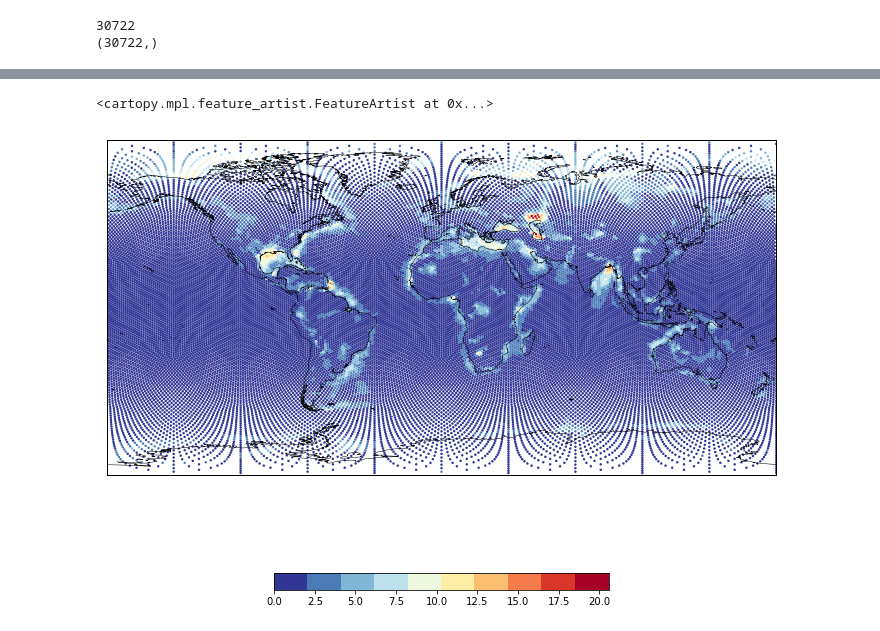
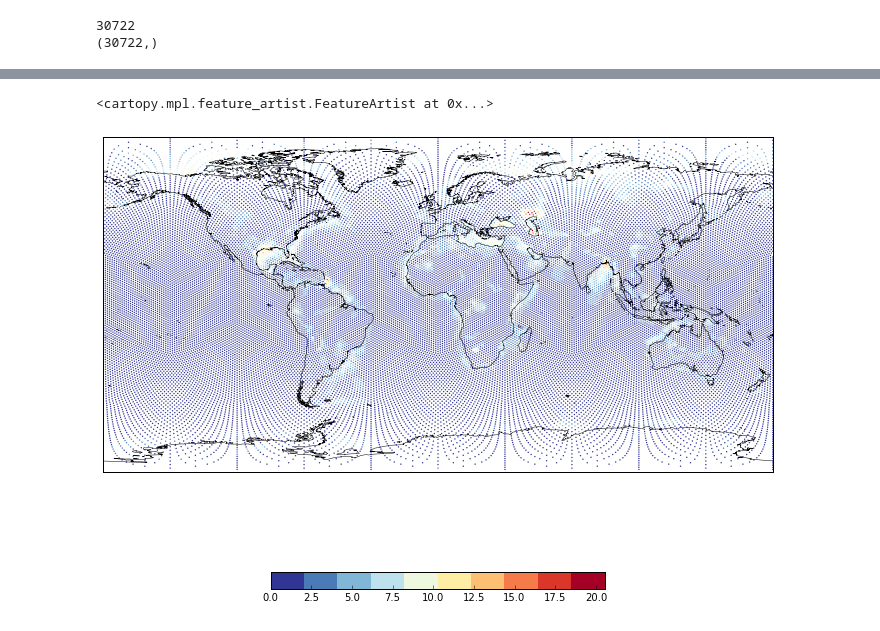
Before and after one commit to underworldcode/stripy, a Jupyter notebook: pycrust-src/pycrust/Notebooks/pycrust/WorkEx1-CratonAverageProperties.ipynb, the cells around one changed output, grey strips where cells are left out. Cells and saved outputs as stored; diff of their text form; code cells hidden in the pictures.

```diff
--- a/pycrust-src/pycrust/Notebooks/pycrust/WorkEx1-CratonAverageProperties.ipynb
+++ b/pycrust-src/pycrust/Notebooks/pycrust/WorkEx1-CratonAverageProperties.ipynb
@@ -121,33 +121,33 @@ Crust thickness - 0.6227951623768959, 80.14387148457598
 ## Is that sensible ?
 
 %matplotlib inline
 
 import cartopy
 import cartopy.crs as ccrs
 import matplotlib.pyplot as plt
 
 global_extent     = [-180.0, 180.0, -89, 89]
 
 projection0 = ccrs.PlateCarree()
 projection1 = ccrs.Orthographic(central_longitude=140.0, central_latitude=0.0, globe=None)
 projection2 = ccrs.Mollweide()
 projection3 = ccrs.Robinson()
 base_projection = ccrs.PlateCarree()
 
 fig = plt.figure(figsize=(12, 12), facecolor="none")
 ax  = plt.subplot(111, projection=projection0)
 ax.set_global()
 
 colormap = plt.cm.get_cmap('RdYlBu_r', 10)
 
 m = ax.scatter(longitudes_in_degrees, latitudes_in_degrees, c=sthickness, cmap=colormap,
-               s=2.0, transform=ccrs.Geodetic())
+               s=2.0, linewidth=0.0, transform=ccrs.Geodetic())
 
 plt.colorbar(mappable=m, orientation="horizontal", shrink=0.5)
 
 #ax.add_feature(cartopy.feature.OCEAN, alpha=0.5, zorder=99, facecolor="#BBBBBB")
 ax.coastlines(resolution="50m", zorder=100, linewidth=0.5)
 # %% [output]
 <cartopy.mpl.feature_artist.FeatureArtist at 0x...>
-[figure, old version]
+[figure, new version]
 # %%
```
Also changed, not shown: parts of 6 cells of this notebook, 1 other file.
